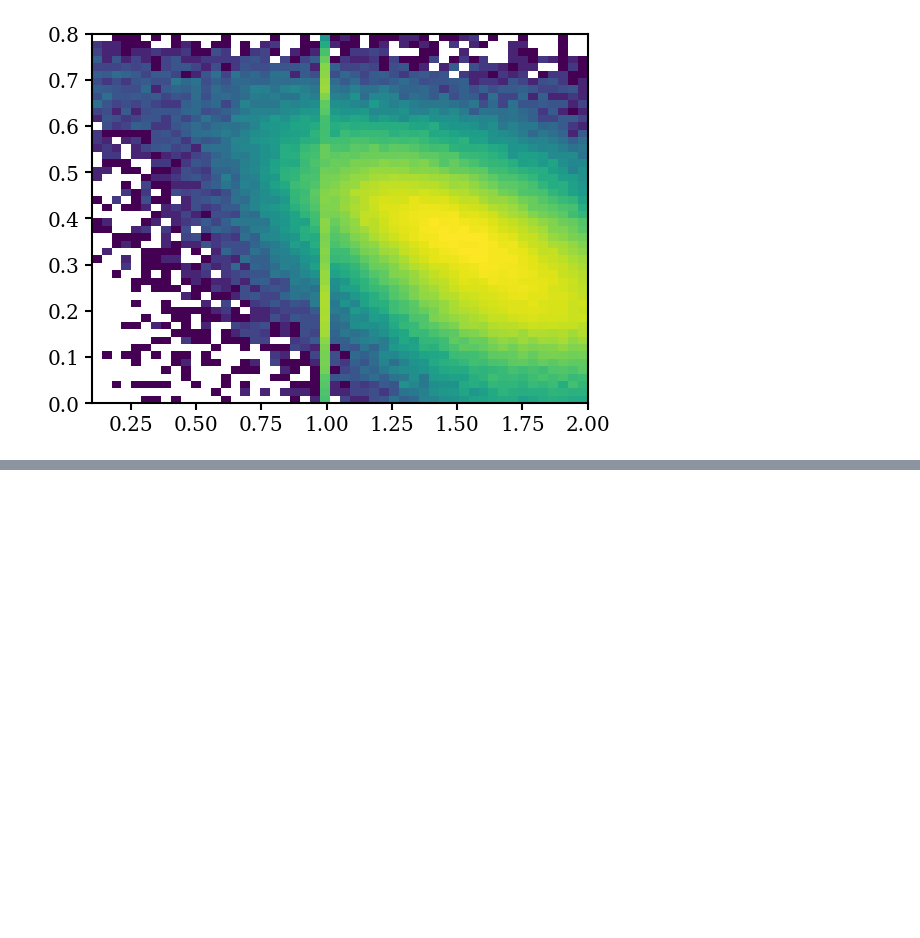
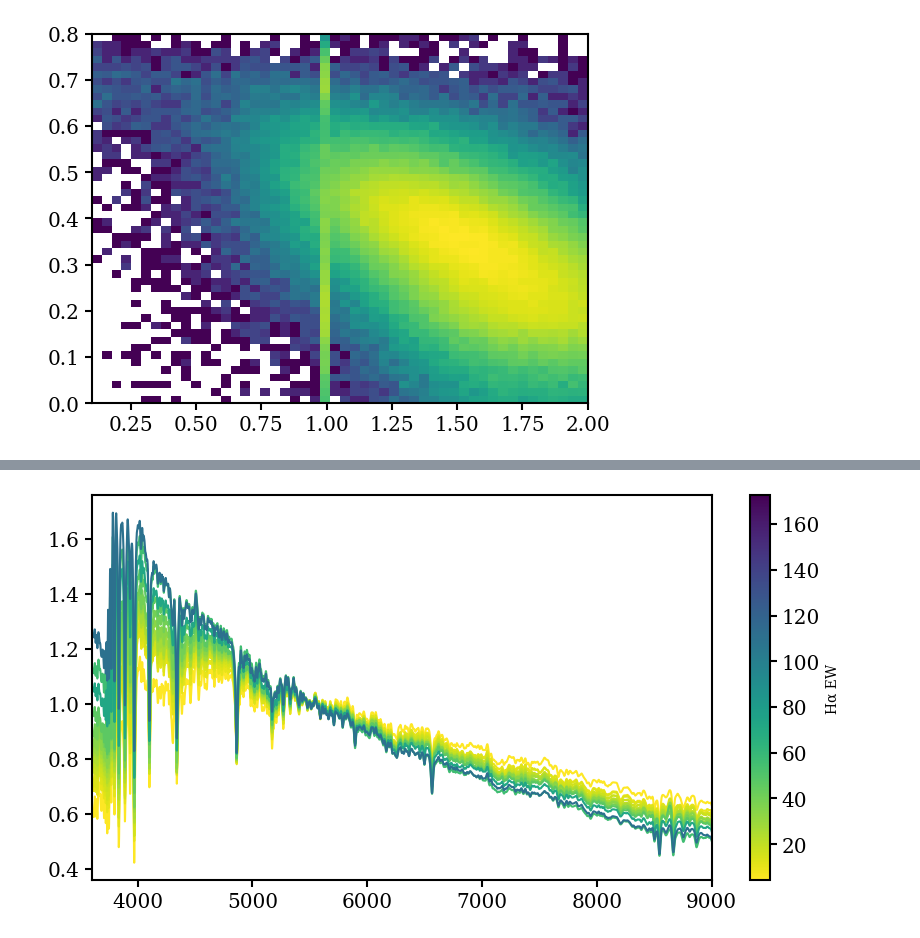
Before and after one commit to virajvman/desi_dwarfs, a Jupyter notebook: notebooks/catalog_paper/stellar_mass_investigate.ipynb, the cells around one changed output, grey strips where cells are left out. Drawn from its saved outputs; the diff is of its cells as text; code cells hidden in the pictures; blank space fills up the shorter version.

```diff
--- a/notebooks/catalog_paper/stellar_mass_investigate.ipynb
+++ b/notebooks/catalog_paper/stellar_mass_investigate.ipynb
@@ -118,0 +92,10 @@ Table length=51
+# %%
+stack_spec = np.load("/pscratch/sd/v/virajvm/catalog_dr1_dwarfs/iron_spectra/scratch/stacked_flux_ew.npy")
+wave = np.load("/pscratch/sd/v/virajvm/catalog_dr1_dwarfs/iron_spectra/scratch/stacked_wave_ew.npy")
+# %%
+## fit fastspec to it!!
+fspec_stack_out = "/pscratch/sd/v/virajvm/catalog_dr1_dwarfs/iron_spectra/stack_files/nebular_mstar/fastspec_stack_halpha_ew_bins.fits"
+fspec_cat = Table.read(fspec_stack_out, hdu="FASTSPEC")
+specphot_cat = Table.read(fspec_stack_out, hdu="SPECPHOT")
+# %%
+halpha_ew_bins = np.array(fspec_cat["HALPHA_EW"])
@@ -118,0 +157,32 @@ Table length=51
+# %%
+import matplotlib.pyplot as plt
+import matplotlib.cm as cm
+import matplotlib.colors as colors
+import numpy as np
+
+fig, ax = plt.subplots(figsize=(10,5))
+
+# Normalize EW values
+norm = colors.Normalize(
+    vmin=np.min(halpha_ew_bins),
+    vmax=np.max(halpha_ew_bins)
+)
+
+cmap = cm.get_cmap("viridis_r")
+
+for i in range(len(only_continuum)):
+    if i % 2 == 0:
+        color = cmap(norm(halpha_ew_bins[i]))
+        ax.plot(modelwave, only_continuum[i], color=color)
+
+ax.set_xlim([3600, 9000])
+
+# Create ScalarMappable
+sm = cm.ScalarMappable(norm=norm, cmap=cmap)
+sm.set_array([])   # needed for older matplotlib versions
+
+fig.colorbar(sm, ax=ax, label="Hα EW")
+
+plt.show()
+# %% [output]
+[figure, added]
```
Also changed, not shown: parts of 39 cells of this notebook, 8 other files.
